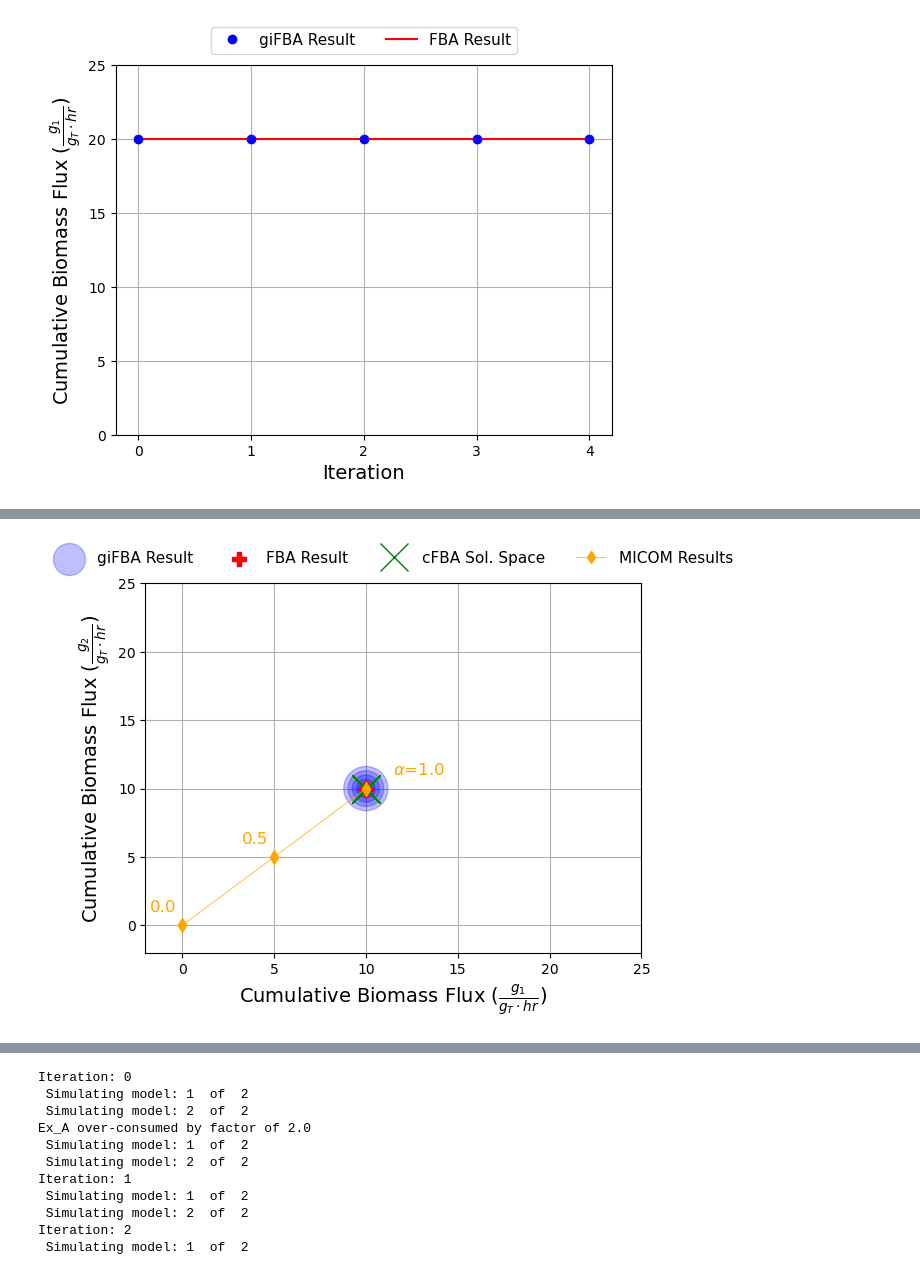
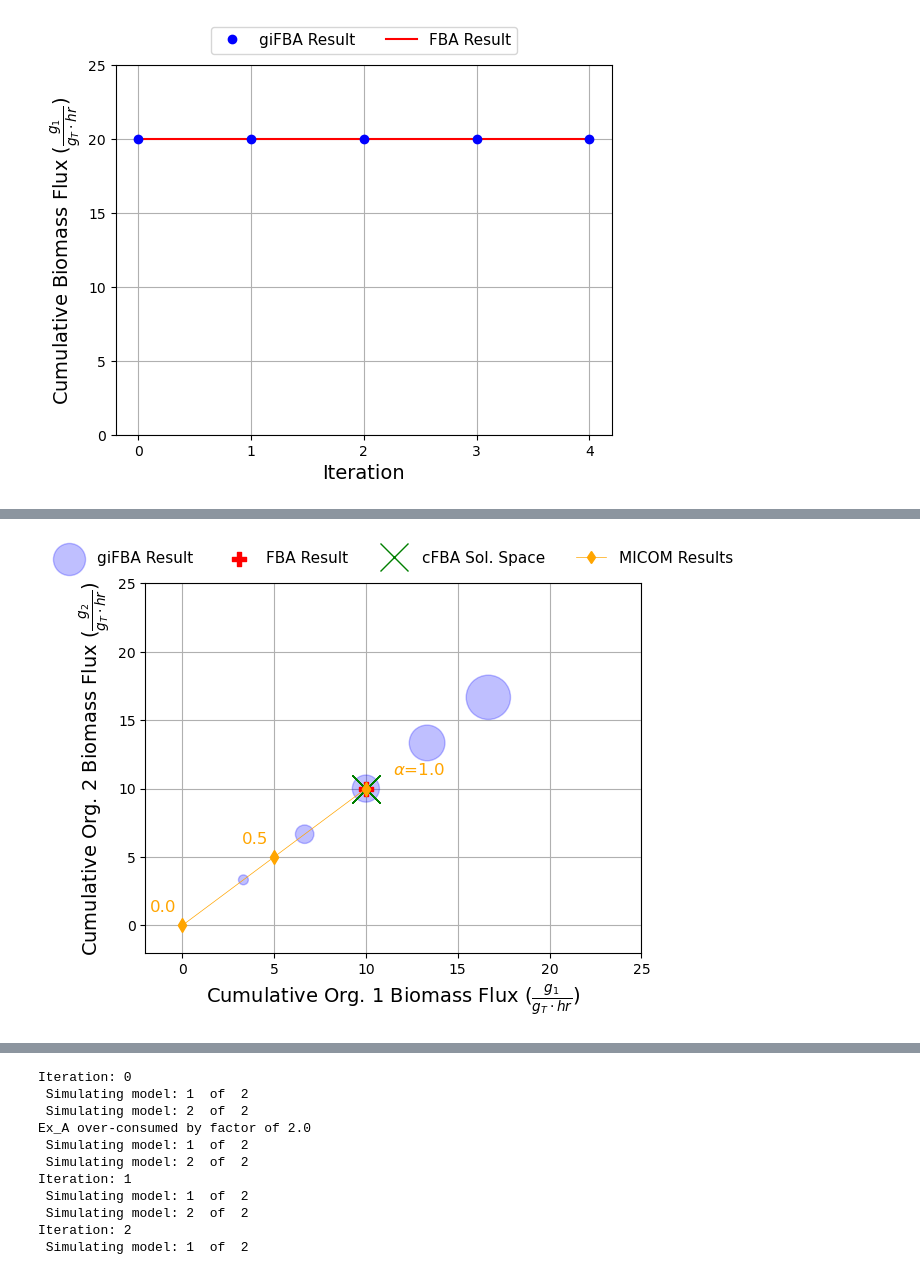
Before and after one commit to RSiegel03/giFBA, a Jupyter notebook: Examples/gifba_utilization.ipynb, the cells around one changed output, grey strips where cells are left out. Drawn from its saved outputs; the diff is of its cells as text; code cells hidden in the pictures.

```diff
--- a/Examples/gifba_utilization.ipynb
+++ b/Examples/gifba_utilization.ipynb
@@ -191,5 +201,5 @@ models, media = gifba.utils.load_simple_models(sim) # sim. 1c
 # initialize community
 community = gifba.gifbaObject(models, media)
 # run iterations
-media_flux, org_flux = community.run_gifba(iters=5, method="pfba", early_stop=False, v=True)
+media_flux, org_flux = community.run_gifba(iters=5, method="pfba", flow=0.25, early_stop=False, v=True)
 # %% [output]
@@ -222,8 +262,8 @@ colors = ["b", "r", "g", "orange"] # gifba, FBA, cFBA, MICOM
 
 
 # plot giFBA results
-bio1_gifba = np.cumsum(org_flux.loc[0, :]["exchangeBio1"])
-bio2_gifba = np.cumsum(org_flux.loc[1, :]["exchangeBio2"])
+bio1_gifba = community.org_fluxes.loc[0, :]["exchangeBio1"]
+bio2_gifba = community.org_fluxes.loc[1, :]["exchangeBio2"]
 plt.scatter(bio1_gifba, bio2_gifba,
 			color=colors[0],
 			marker="o",
@@ -294,34 +334,34 @@ posx = micom[micom["tradeoff"] == alpha_tradeoff].reset_index()["Org1_growth"].v
 posy = micom[micom["tradeoff"] == alpha_tradeoff].reset_index()["Org2_growth"].values[0]
 plt.text(posx+1.5, posy+1,
 		r"$\alpha$=1.0",
 		fontsize=12,
 		zorder=3,
 		color=colors[3])
 plt.scatter(posx, posy,
 			s=micom_marker_size,
 			c=colors[3],
 			marker="d",
 			zorder=3)
 
 # create custom legend entry
 micom_handle = plt.Line2D([0], [0], color=colors[3], lw=micom_line_width, marker="d", label='MICOM Results')
 handles, labels = plt.gca().get_legend_handles_labels() # pull original legend
 handles.append(micom_handle) # add new legend entry
 labels.append("MICOM Results") # add new legend entry
 plt.legend(handles=handles, labels=labels,
 		   fontsize=11, loc='upper center', bbox_to_anchor=(0.5, 1.125), ncol=4, frameon=False)
 
 # annotate
 axis_lab_size = 14
 plt.grid(zorder=0)
 plt.xlabel(r"Cumulative Org. 1 Biomass Flux ($\frac{g_1}{g_T \cdot hr}$)", fontsize=axis_lab_size)
 plt.ylabel(r"Cumulative Org. 2 Biomass Flux ($\frac{g_2}{g_T \cdot hr}$)", fontsize=axis_lab_size)
 plt.xlim(-2, 25)
 plt.ylim(-2, 25)
 
 plt.savefig(f"Results/giFBA_Simple/gifba_sim{sim}.svg", bbox_inches='tight')
 # %% [output]
-[figure, old version]
+[figure, new version]
 # %% [markdown]
 ## Simulation 2a: Simple Competition
 ![Sim 2a Diagram](Model_Diagrams/sim2a_diagram.png)
```
Also changed, not shown: parts of 6 cells of this notebook, 4 other files.
